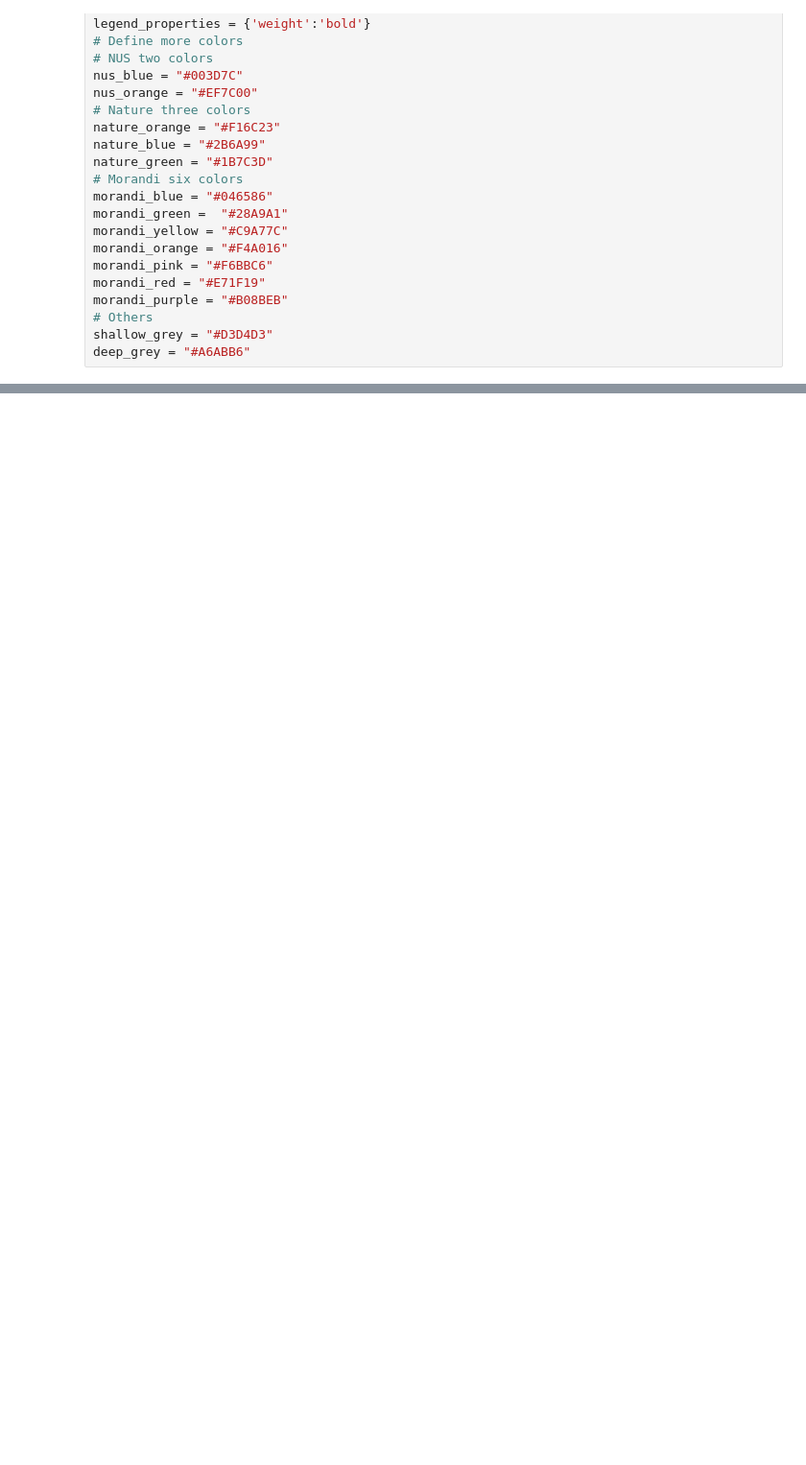
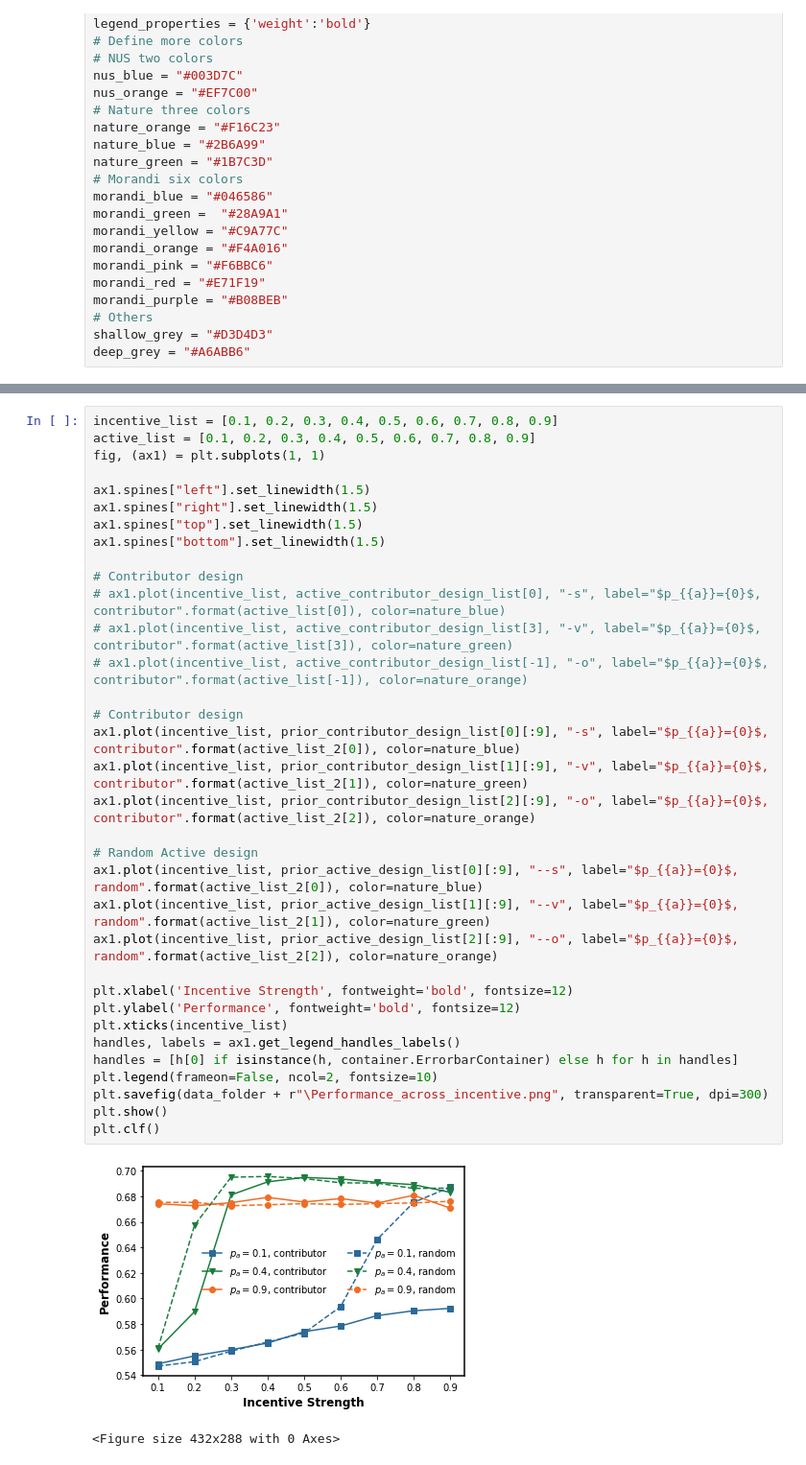
Before and after one commit to GrandJune/DAOs, a Jupyter notebook: V4/Incentive_endogenous_contribution/Evaluator.ipynb, the cells around one changed output, grey strips where cells are left out. Shown: that part at 96% size. Drawn from its saved outputs; the diff is of its cells as text; blank space fills up the shorter version.

```diff
--- a/V4/Incentive_endogenous_contribution/Evaluator.ipynb
+++ b/V4/Incentive_endogenous_contribution/Evaluator.ipynb
@@ -69,2 +91,39 @@ print(len(active_design_list))
+# %%
+incentive_list = [0.1, 0.2, 0.3, 0.4, 0.5, 0.6, 0.7, 0.8, 0.9]
+active_list = [0.1, 0.2, 0.3, 0.4, 0.5, 0.6, 0.7, 0.8, 0.9]
+fig, (ax1) = plt.subplots(1, 1)
+
+ax1.spines["left"].set_linewidth(1.5)
+ax1.spines["right"].set_linewidth(1.5)
+ax1.spines["top"].set_linewidth(1.5)
+ax1.spines["bottom"].set_linewidth(1.5)
+
+# Contributor design
+# ax1.plot(incentive_list, active_contributor_design_list[0], "-s", label="$p_{{a}}={0}$, contributor".format(active_list[0]), color=nature_blue)
+# ax1.plot(incentive_list, active_contributor_design_list[3], "-v", label="$p_{{a}}={0}$, contributor".format(active_list[3]), color=nature_green)
+# ax1.plot(incentive_list, active_contributor_design_list[-1], "-o", label="$p_{{a}}={0}$, contributor".format(active_list[-1]), color=nature_orange)
+
+# Contributor design
+ax1.plot(incentive_list, prior_contributor_design_list[0][:9], "-s", label="$p_{{a}}={0}$, contributor".format(active_list_2[0]), color=nature_blue)
+ax1.plot(incentive_list, prior_contributor_design_list[1][:9], "-v", label="$p_{{a}}={0}$, contributor".format(active_list_2[1]), color=nature_green)
+ax1.plot(incentive_list, prior_contributor_design_list[2][:9], "-o", label="$p_{{a}}={0}$, contributor".format(active_list_2[2]), color=nature_orange)
+
+# Random Active design
+ax1.plot(incentive_list, prior_active_design_list[0][:9], "--s", label="$p_{{a}}={0}$, random".format(active_list_2[0]), color=nature_blue)
+ax1.plot(incentive_list, prior_active_design_list[1][:9], "--v", label="$p_{{a}}={0}$, random".format(active_list_2[1]), color=nature_green)
+ax1.plot(incentive_list, prior_active_design_list[2][:9], "--o", label="$p_{{a}}={0}$, random".format(active_list_2[2]), color=nature_orange)
+
+plt.xlabel('Incentive Strength', fontweight='bold', fontsize=12)
+plt.ylabel('Performance', fontweight='bold', fontsize=12)
+plt.xticks(incentive_list)
+handles, labels = ax1.get_legend_handles_labels()
+handles = [h[0] if isinstance(h, container.ErrorbarContainer) else h for h in handles]
+plt.legend(frameon=False, ncol=2, fontsize=10)
+plt.savefig(data_folder + r"\Performance_across_incentive.png", transparent=True, dpi=300)
+plt.show()
+plt.clf()
+# %% [output]
+[figure, added]
+<Figure size 432x288 with 0 Axes>
 # %%
 incentive_list = [0.1, 0.2, 0.3, 0.4, 0.5, 0.6, 0.7, 0.8, 0.9]
```
Also changed, not shown: parts of 8 cells of this notebook.
